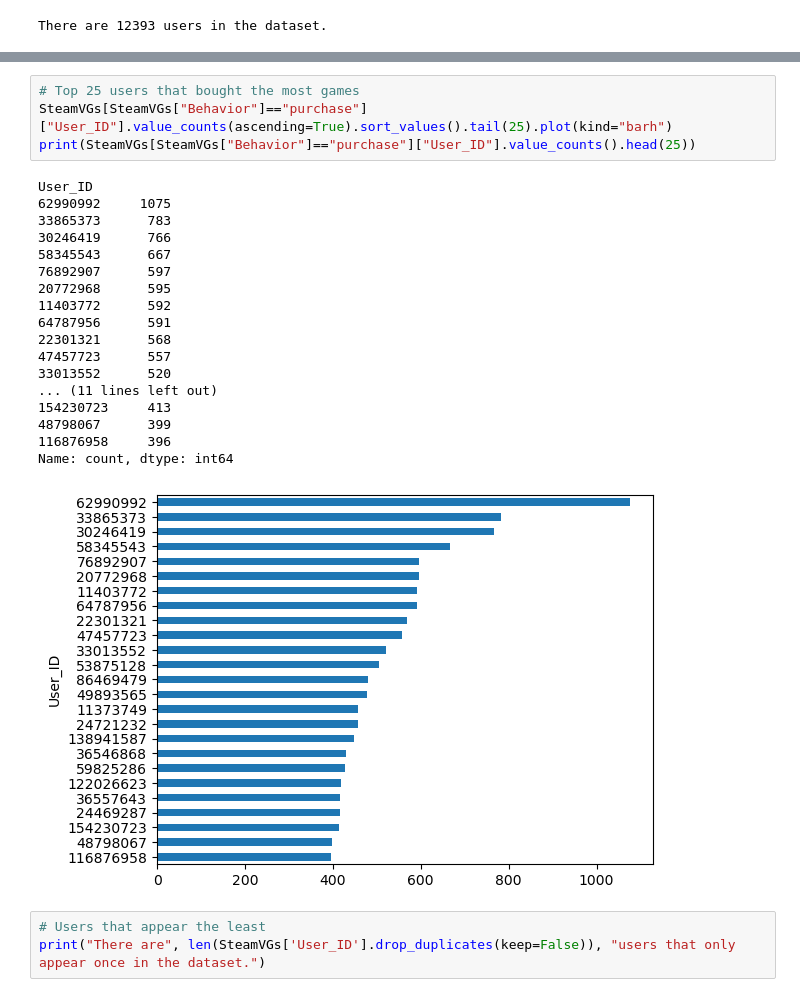
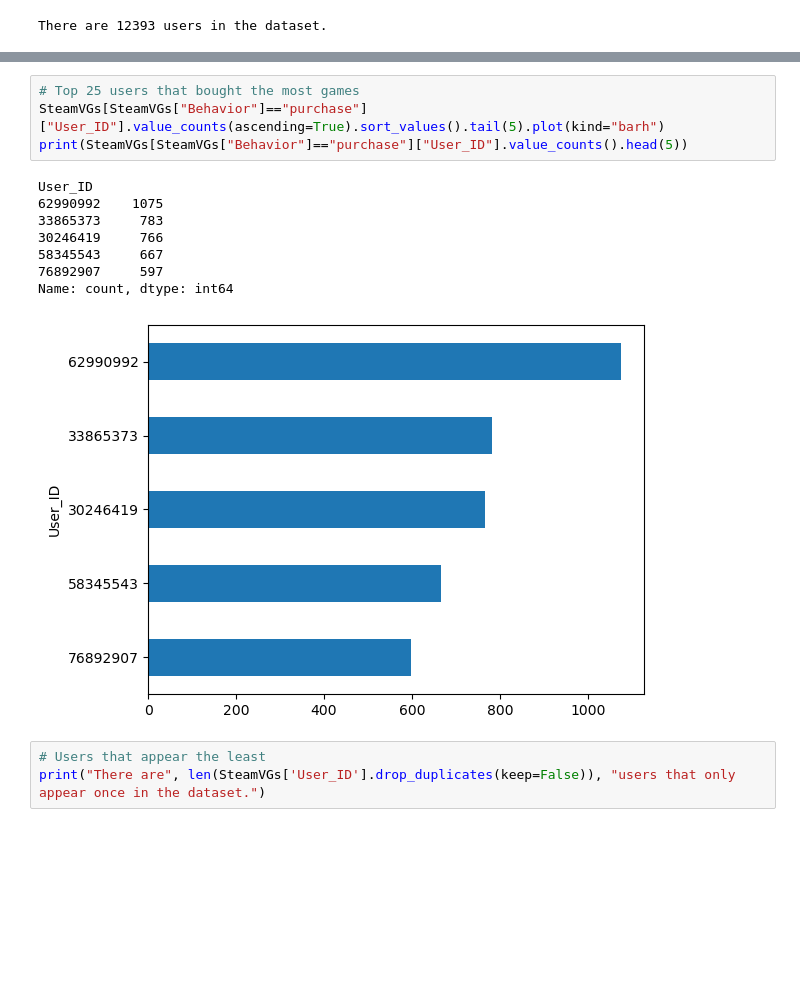
Before and after one commit to MansionAnthony/Videogame-Recommendations-Steam, a Jupyter notebook: Playtime Rec System.ipynb, the cells around one changed output, grey strips where cells are left out. Cells and saved outputs as stored; diff of their text form; blank space fills up the shorter version.

```diff
--- a/Playtime Rec System.ipynb
+++ b/Playtime Rec System.ipynb
@@ -126,26 +116,16 @@ Name: count, dtype: int64
 # %%
 # Top 25 users that bought the most games
-SteamVGs[SteamVGs["Behavior"]=="purchase"]["User_ID"].value_counts(ascending=True).sort_values().tail(25).plot(kind="barh")
-print(SteamVGs[SteamVGs["Behavior"]=="purchase"]["User_ID"].value_counts().head(25))
+SteamVGs[SteamVGs["Behavior"]=="purchase"]["User_ID"].value_counts(ascending=True).sort_values().tail(5).plot(kind="barh")
+print(SteamVGs[SteamVGs["Behavior"]=="purchase"]["User_ID"].value_counts().head(5))
 # %% [output]
 User_ID
-62990992     1075
-33865373      783
-30246419      766
-58345543      667
-76892907      597
-20772968      595
-11403772      592
-64787956      591
-22301321      568
-47457723      557
-33013552      520
-... (11 lines left out)
-154230723     413
-48798067      399
-116876958     396
+62990992    1075
+33865373     783
+30246419     766
+58345543     667
+76892907     597
 Name: count, dtype: int64
-[figure, old version]
+[figure, new version]
 # %%
 # Users that appear the least
 print("There are", len(SteamVGs['User_ID'].drop_duplicates(keep=False)), "users that only appear once in the dataset.")
```
Also changed, not shown: parts of 8 cells of this notebook, 7 other files.
